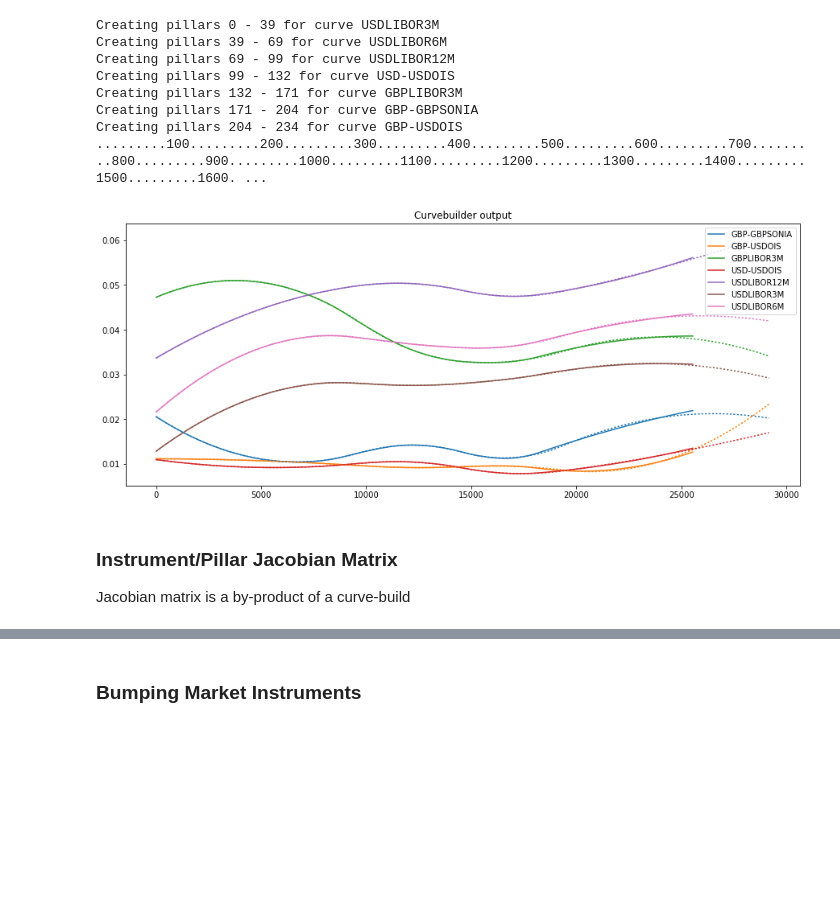
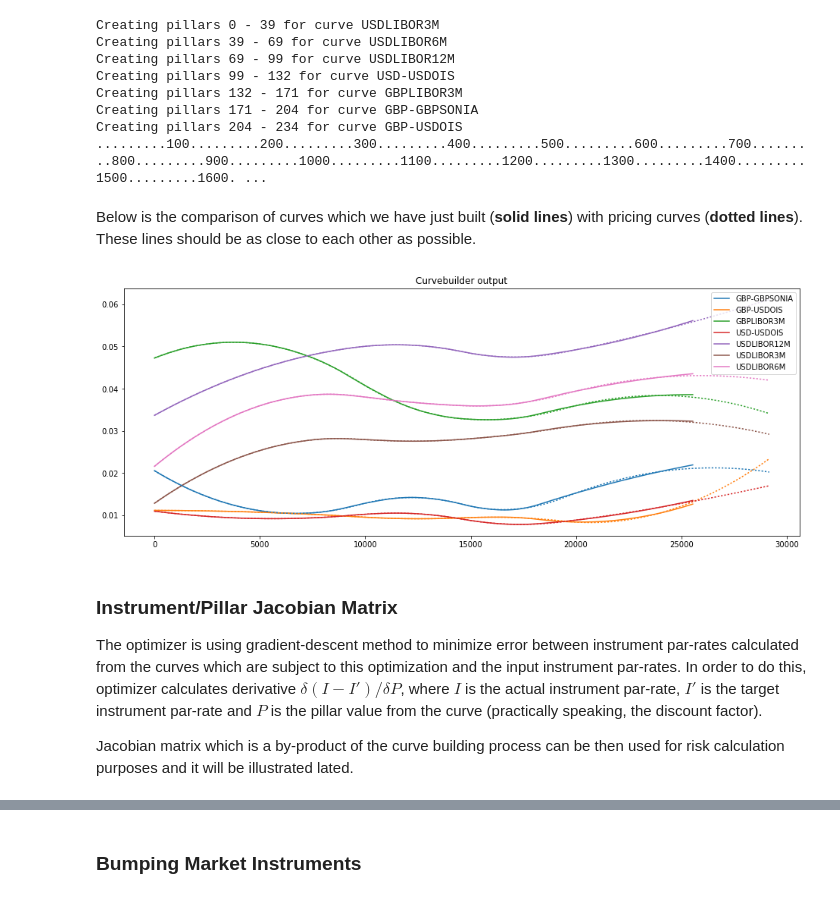
Before and after one commit to omartinsky/PYBOR, a Jupyter notebook: main.ipynb, the cells around one changed output, grey strips where cells are left out. Drawn from its saved outputs; the diff is of its cells as text; code cells hidden in the pictures; blank space fills up the shorter version.

```diff
--- a/main.ipynb
+++ b/main.ipynb
@@ -10,7 +10,7 @@ Copyright &copy; 2017 Ondrej Martinsky, All rights reserved
 %matplotlib inline
 %run jupyter_helpers
 %run yc_framework
-import re, random
+figure_width = 16
 # %% [output]
 Using matplotlib backend: Qt5Agg
 Populating the interactive namespace from numpy and matplotlib
@@ -89,18 +135,21 @@ Creating pillars 132 - 171 for curve GBPLIBOR3M
 Creating pillars 171 - 204 for curve GBP-GBPSONIA
 Creating pillars 204 - 234 for curve GBP-USDOIS
 .........100.........200.........300.........400.........500.........600.........700.........800.........900.........1000.........1100.........1200.........1300.........1400.........1500.........1600. ...
+# %% [markdown]
+Below is the comparison of curves which we have just built (**solid lines**) with pricing curves (**dotted lines**). These lines should be as close to each other as possible.
 # %%
 # Display:
-figsize(15,6)
+figsize(figure_width, 6)
 title('Curvebuilder output')
 linestyle('solid'), build_output.output_curvemap.plot(), legend()
-linestyle('dotted'), pricing_curvemap.plot()
-show();
+linestyle('dotted'), pricing_curvemap.plot();
 # %% [output]
-[figure, old version]
+[figure, new version]
-# %% [markdown]
-### Instrument/Pillar Jacobian Matrix
-Jacobian matrix is a by-product of a curve-build
+# %% [markdown]
+### Instrument/Pillar Jacobian Matrix
+The optimizer is using gradient-descent method to minimize error between instrument par-rates calculated from the curves which are subject to this optimization and the input instrument par-rates. In order to do this, optimizer calculates derivative ${\delta (I-I') / \delta P}$, where $I$ is the actual instrument par-rate, $I'$ is the target instrument par-rate and $P$ is the pillar value from the curve (practically speaking, the discount factor).
+
+Jacobian matrix which is a by-product of the curve building process can be then used for risk calculation purposes and it will be illustrated lated.
 # %%
 jacobian_dPdI = inv(build_output.jacobian_dIdP)
 # Display:
```
Also changed, not shown: parts of 25 cells of this notebook, 10 other files.
